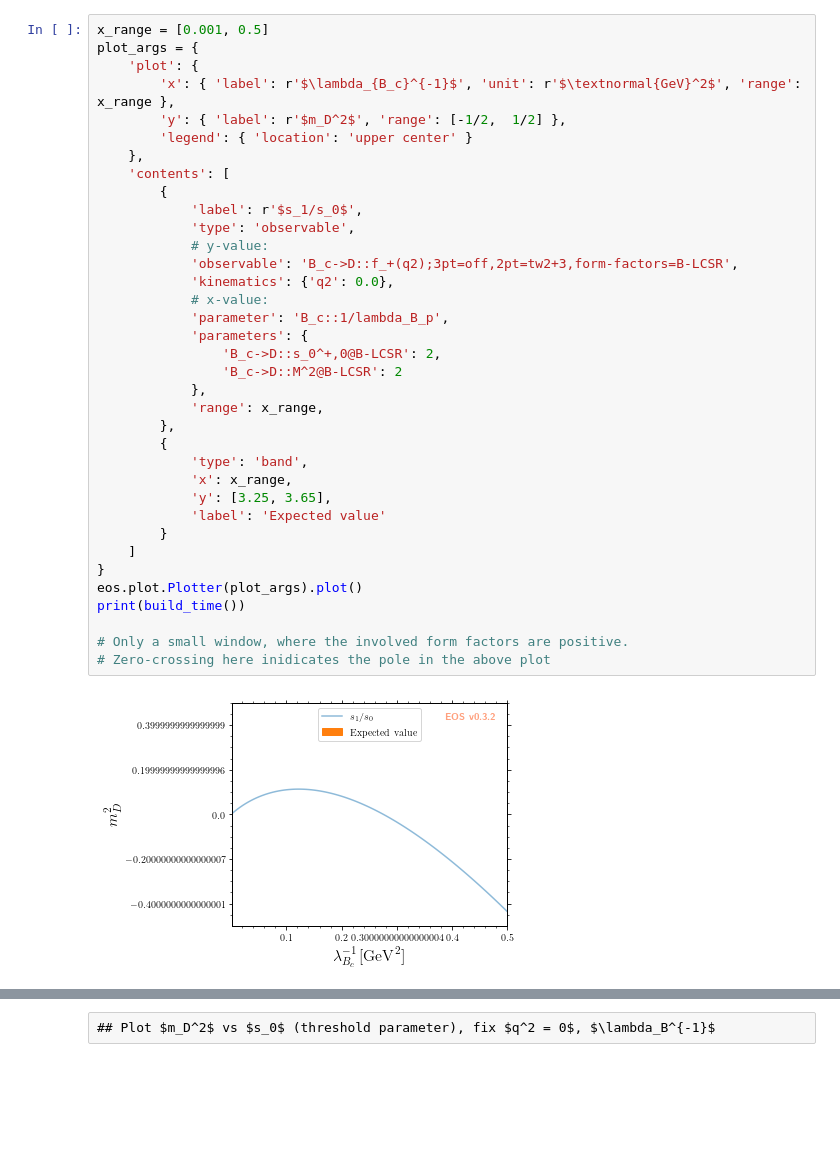
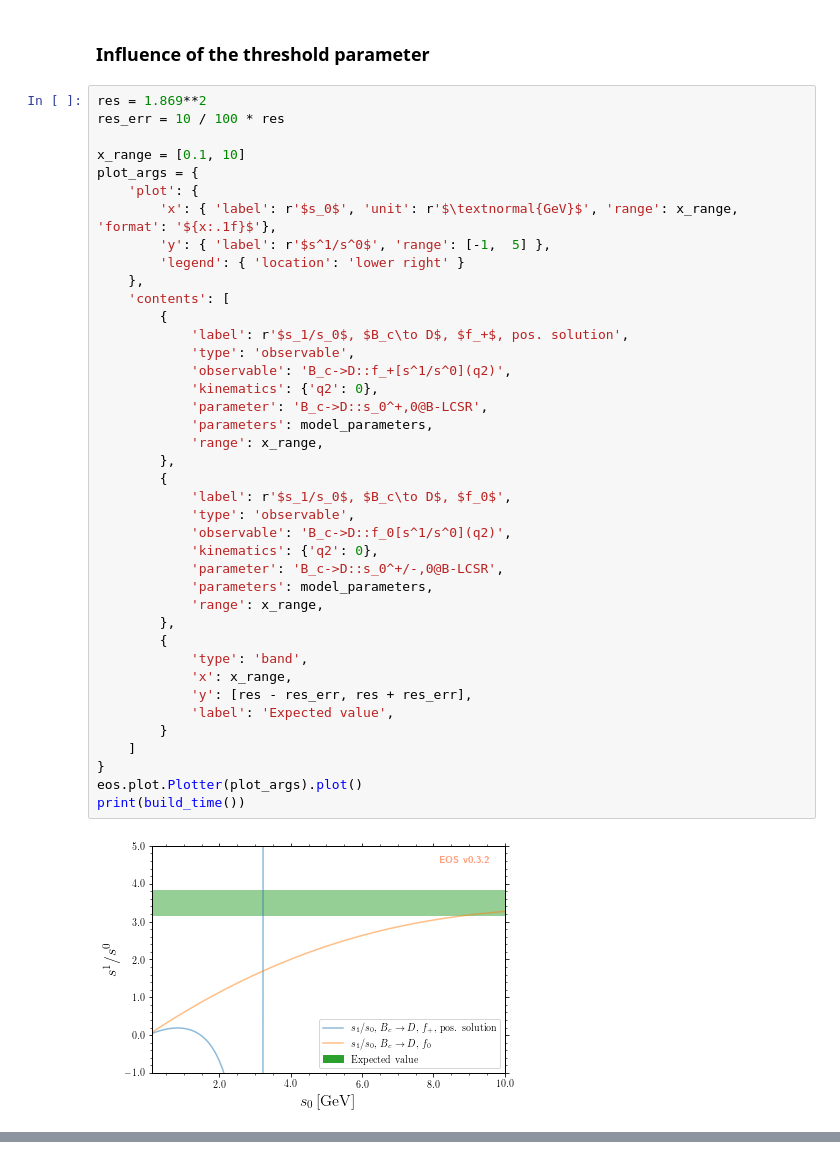
Before and after one commit to pluegh/eos, a Jupyter notebook: notebooks/B_c decay, D mass and lambda_{B_c}.ipynb, the cells around one changed output, grey strips where cells are left out. Saved outputs shown, nothing was run; the diff lists cells and outputs as text; blank space fills up the shorter version.

```diff
--- a/notebooks/B_c decay, D mass and lambda_{B_c}.ipynb
+++ b/notebooks/B_c decay, D mass and lambda_{B_c}.ipynb
@@ -80,38 +404,44 @@ eos built at Fri Dec  4 14:19:04 2020
+# %% [markdown]
+### Influence of the threshold parameter
 # %%
-x_range = [0.001, 0.5]
+res = 1.869**2
+res_err = 10 / 100 * res
+
+x_range = [0.1, 10]
 plot_args = {
     'plot': {
-        'x': { 'label': r'$\lambda_{B_c}^{-1}$', 'unit': r'$\textnormal{GeV}^2$', 'range': x_range },
-        'y': { 'label': r'$m_D^2$', 'range': [-1/2,  1/2] },
-        'legend': { 'location': 'upper center' }
+        'x': { 'label': r'$s_0$', 'unit': r'$\textnormal{GeV}$', 'range': x_range, 'format': '${x:.1f}$'},
+        'y': { 'label': r'$s^1/s^0$', 'range': [-1,  5] },
+        'legend': { 'location': 'lower right' }
     },
     'contents': [
         {
-            'label': r'$s_1/s_0$',
+            'label': r'$s_1/s_0$, $B_c\to D$, $f_+$, pos. solution',
             'type': 'observable',
-            # y-value:
-            'observable': 'B_c->D::f_+(q2);3pt=off,2pt=tw2+3,form-factors=B-LCSR',
-            'kinematics': {'q2': 0.0},
-            # x-value:
-            'parameter': 'B_c::1/lambda_B_p',
-            'parameters': {
-                'B_c->D::s_0^+,0@B-LCSR': 2,
-                'B_c->D::M^2@B-LCSR': 2
-            },
+            'observable': 'B_c->D::f_+[s^1/s^0](q2)',
+            'kinematics': {'q2': 0},
+            'parameter': 'B_c->D::s_0^+,0@B-LCSR',
+            'parameters': model_parameters,
+            'range': x_range,
+        },
+        {
+            'label': r'$s_1/s_0$, $B_c\to D$, $f_0$',
+            'type': 'observable',
+            'observable': 'B_c->D::f_0[s^1/s^0](q2)',
+            'kinematics': {'q2': 0},
+            'parameter': 'B_c->D::s_0^+/-,0@B-LCSR',
+            'parameters': model_parameters,
             'range': x_range,
         },
         {
             'type': 'band',
             'x': x_range,
-            'y': [3.25, 3.65],
-            'label': 'Expected value'
+            'y': [res - res_err, res + res_err],
+            'label': 'Expected value',
         }
     ]
 }
 eos.plot.Plotter(plot_args).plot()
 print(build_time())
-
-# Only a small window, where the involved form factors are positive.
-# Zero-crossing here inidicates the pole in the above plot
 # %% [output]
-[figure, old version]
+[figure, new version]
@@ -119,3 +449 @@ eos built at Fri Dec  4 14:19:04 2020
-# %% [raw]
-## Plot $m_D^2$ vs $s_0$ (threshold parameter), fix $q^2 = 0$, $\lambda_B^{-1}$
 # %%
```
Also changed, not shown: parts of 31 cells of this notebook.
